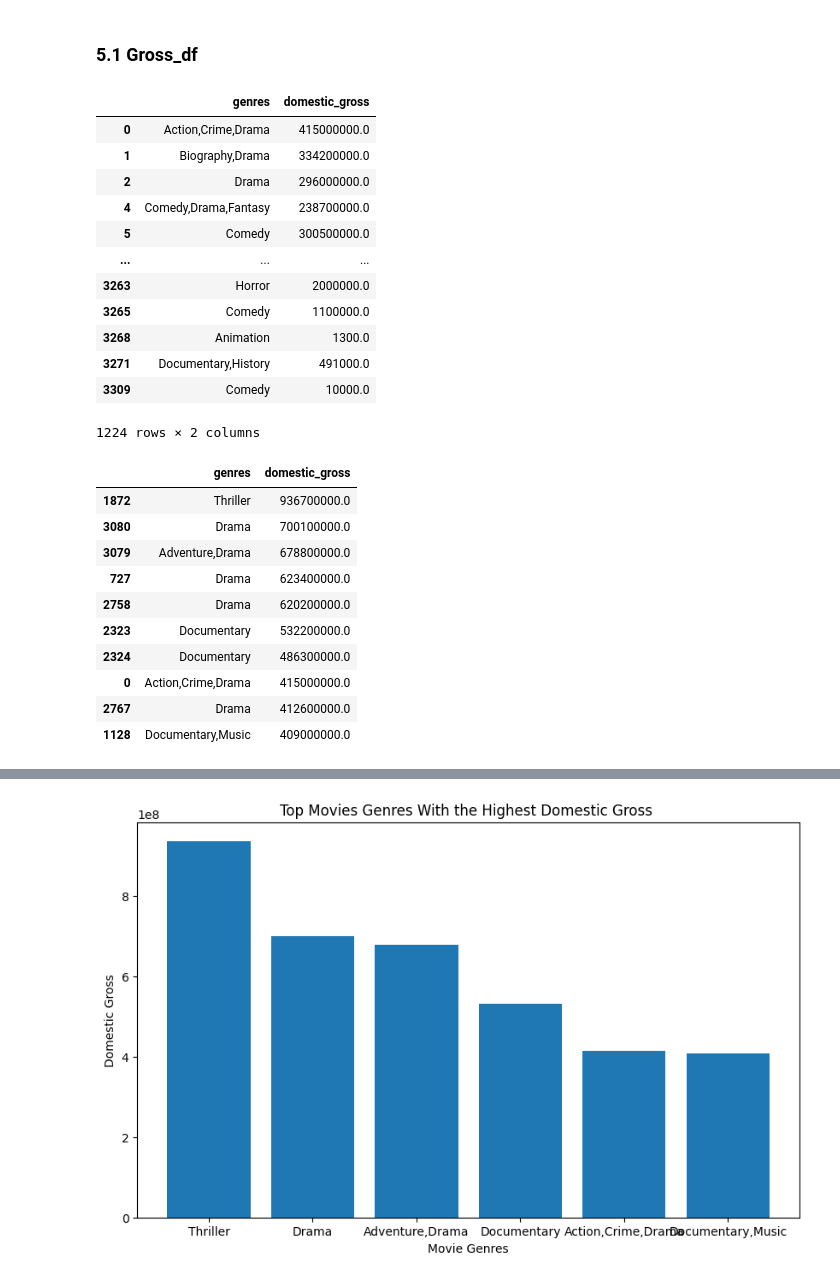
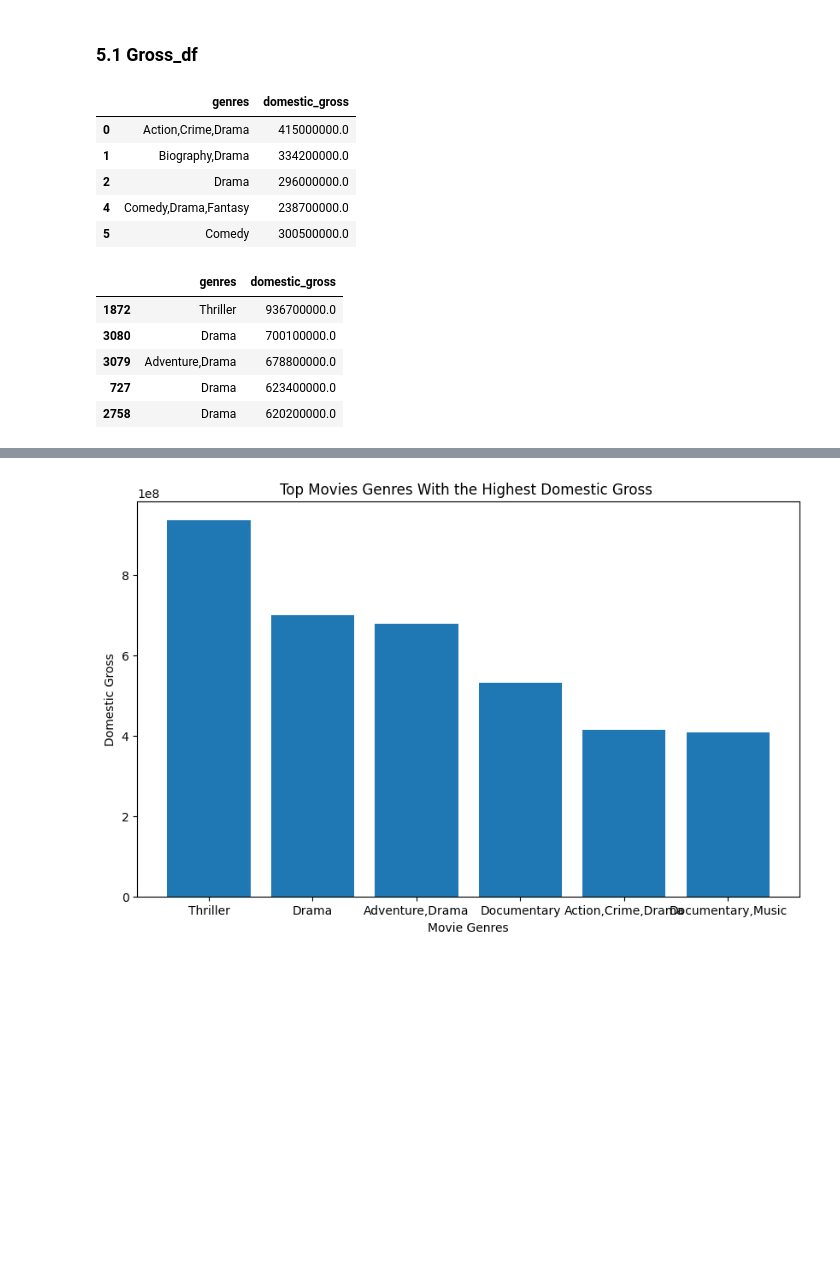
Before and after one commit to levine01/Movie-Analysis, a Jupyter notebook: index.ipynb, the cells around one changed output, grey strips where cells are left out. Cells and saved outputs as stored; diff of their text form; code cells hidden in the pictures; blank space fills up the shorter version.

```diff
--- a/index.ipynb
+++ b/index.ipynb
@@ -522,27 +549,20 @@ budgets_df
 # %%
 #selecting relevant columns to use in gross
 #Creating a new dataframe with the selected columns.
 new_gross_df = gross_and_basics[['genres', 'domestic_gross']]
-new_gross_df
+new_gross_df.head()
 # %% [output]
 |  | genres | domestic_gross |
 | 0 | Action,Crime,Drama | 415000000.0 |
 | 1 | Biography,Drama | 334200000.0 |
 | 2 | Drama | 296000000.0 |
 | 4 | Comedy,Drama,Fantasy | 238700000.0 |
 | 5 | Comedy | 300500000.0 |
-| ... | ... | ... |
-| 3263 | Horror | 2000000.0 |
-| 3265 | Comedy | 1100000.0 |
-| 3268 | Animation | 1300.0 |
-| 3271 | Documentary,History | 491000.0 |
-| 3309 | Comedy | 10000.0 |
-1224 rows × 2 columns
 # %%
 #finding movie genre with the highest domestic gross
 #sorting datasets in descending order to get the first 10
 top_gross_df = new_gross_df.sort_values(by='domestic_gross', ascending=False)
-top_gross_df.head(10)
+top_gross_df.head(5)
 # %% [output]
 |  | genres | domestic_gross |
 | 1872 | Thriller | 936700000.0 |
@@ -550,11 +570,6 @@ top_gross_df.head(10)
 | 3079 | Adventure,Drama | 678800000.0 |
 | 727 | Drama | 623400000.0 |
 | 2758 | Drama | 620200000.0 |
-| 2323 | Documentary | 532200000.0 |
-| 2324 | Documentary | 486300000.0 |
-| 0 | Action,Crime,Drama | 415000000.0 |
-| 2767 | Drama | 412600000.0 |
-| 1128 | Documentary,Music | 409000000.0 |
 # %%
 # finding movies with least domestic gross
 #sorting datasets with descending order but only focusing on the last 10
```
Also changed, not shown: parts of 17 cells of this notebook.
